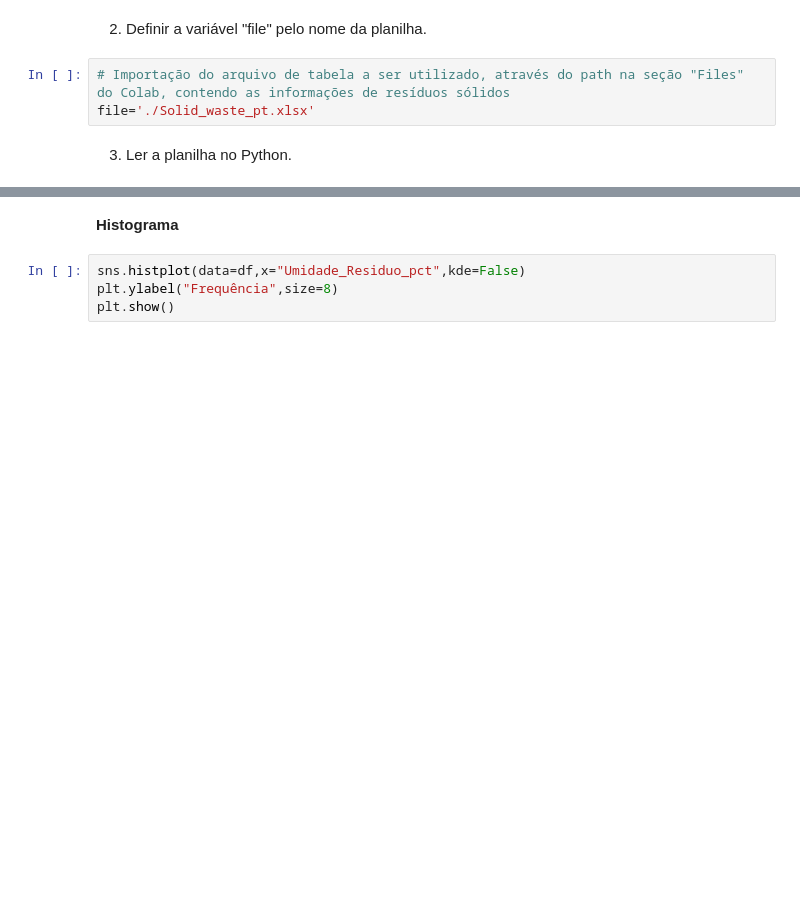
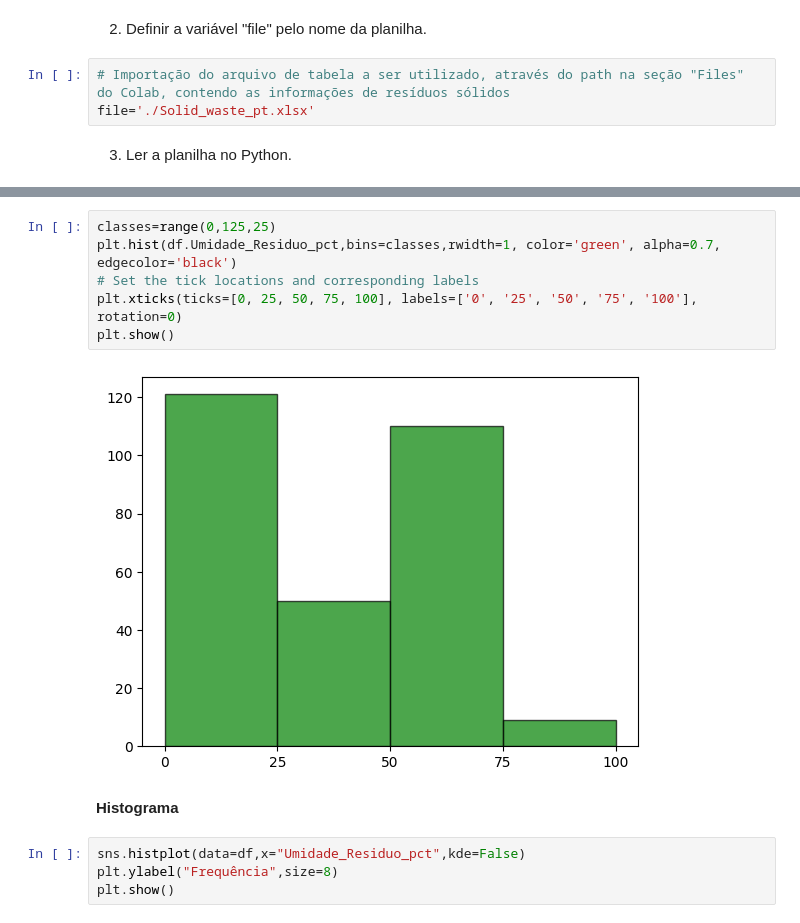
Before and after one commit to gobstech/Solid_Waste_Data_Analysis_Study, a Jupyter notebook: src/quant1_graficos_e_medidas.ipynb, the cells around one changed output, grey strips where cells are left out. Drawn from its saved outputs; the diff is of its cells as text; blank space fills up the shorter version.

```diff
--- a/src/quant1_graficos_e_medidas.ipynb
+++ b/src/quant1_graficos_e_medidas.ipynb
@@ -34,3 +58,11 @@ df
+# %%
+classes=range(0,125,25)
+plt.hist(df.Umidade_Residuo_pct,bins=classes,rwidth=1, color='green', alpha=0.7, edgecolor='black')
+# Set the tick locations and corresponding labels
+plt.xticks(ticks=[0, 25, 50, 75, 100], labels=['0', '25', '50', '75', '100'], rotation=0)
+plt.show()
+# %% [output]
+[figure, added]
 # %% [markdown]
 **Histograma**
 # %%
```
Also changed, not shown: parts of 5 cells of this notebook, 3 other files.
